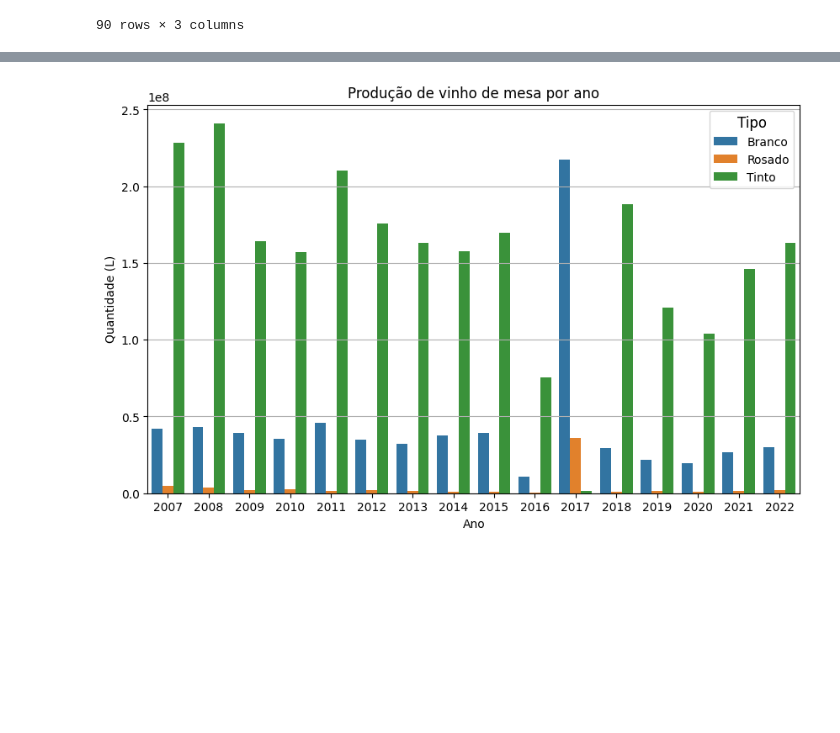
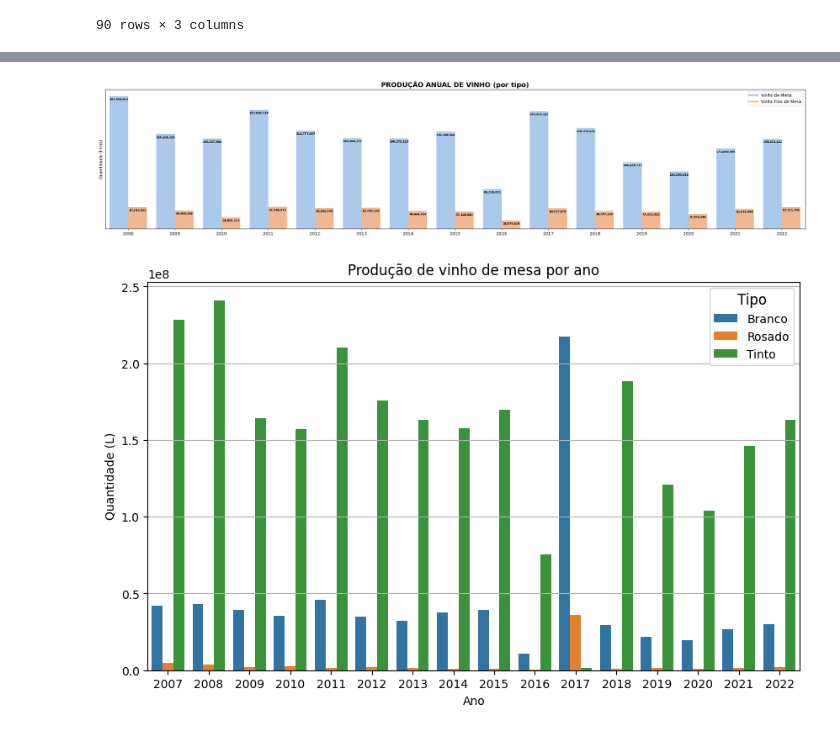
Before and after one commit to thedatascientistichub/FIAP--Pos-Data-Analytics---Fase-1, a Jupyter notebook: Fase 1 - Tech Challenge - Data Analytics.ipynb, the cells around one changed output, grey strips where cells are left out. Saved outputs shown, nothing was run; the diff lists cells and outputs as text; code cells hidden in the pictures; blank space fills up the shorter version.

```diff
--- a/Fase 1 - Tech Challenge - Data Analytics.ipynb
+++ b/Fase 1 - Tech Challenge - Data Analytics.ipynb
@@ -257,3 +283,47 @@ plt.show()
+# %%
+import pandas as pd
+import matplotlib.pyplot as plt
+import seaborn as sns
+
+# Agrupe o DataFrame por ano e some a quantidade para cada ano, separado por produto
+producao_anual_nacional_tipo = df_producao.groupby(['Ano', 'Produto'])['Quantidade (litros)'].sum().reset_index()
+
+# Crie uma paleta de cores suaves
+palette = sns.color_palette("pastel")
+
+# Crie o gráfico de barras empilhadas com a paleta de cores personalizada
+plt.figure(figsize=(30, 6))
+ax = sns.barplot(data=producao_anual_nacional_tipo, x='Ano', y='Quantidade (litros)', hue='Produto', palette=palette)
+
+# Definindo título do gráfico
+plt.title('PRODUÇÃO ANUAL DE VINHO (por tipo)', fontsize=16, fontweight='bold')
+
+# Definindo texto dos eixos y e x
+plt.ylabel('Quantidade (litros)')
+plt.xlabel('')
+
+# Removendo linhas
+ax.yaxis.grid(False)
+
+# Adicionando rótulos de Quantidade (litros) nas barras na parte interna
+for p in ax.patches:
+    ax.annotate(f'{int(p.get_height()):,}', (p.get_x() + p.get_width() / 2., p.get_height()),
+                ha='center', va='center', fontsize=6.5, fontweight='bold', color='black', xytext=(0, -8),
+                textcoords='offset points')
+
+# Configurando o eixo y para mostrar apenas o texto
+ax.set_yticks([])
+
+# Criando a legenda
+legend_labels = ['Vinho de Mesa', 'Vinho Fino de Mesa']
+legend_handles = [plt.Line2D([0], [0], color=palette[0], lw=4),
+                  plt.Line2D([0], [0], color=palette[1], lw=4)]
+ax.legend(legend_handles, legend_labels, loc='upper right')
+
+# Exibe o gráfico
+plt.show()
+# %% [output]
+[figure, added]
 # %%
 vm_prod = df_filtrado[df_filtrado.index == 'Vinho de mesa']
 # %%
```
Also changed, not shown: parts of 5 cells of this notebook.
